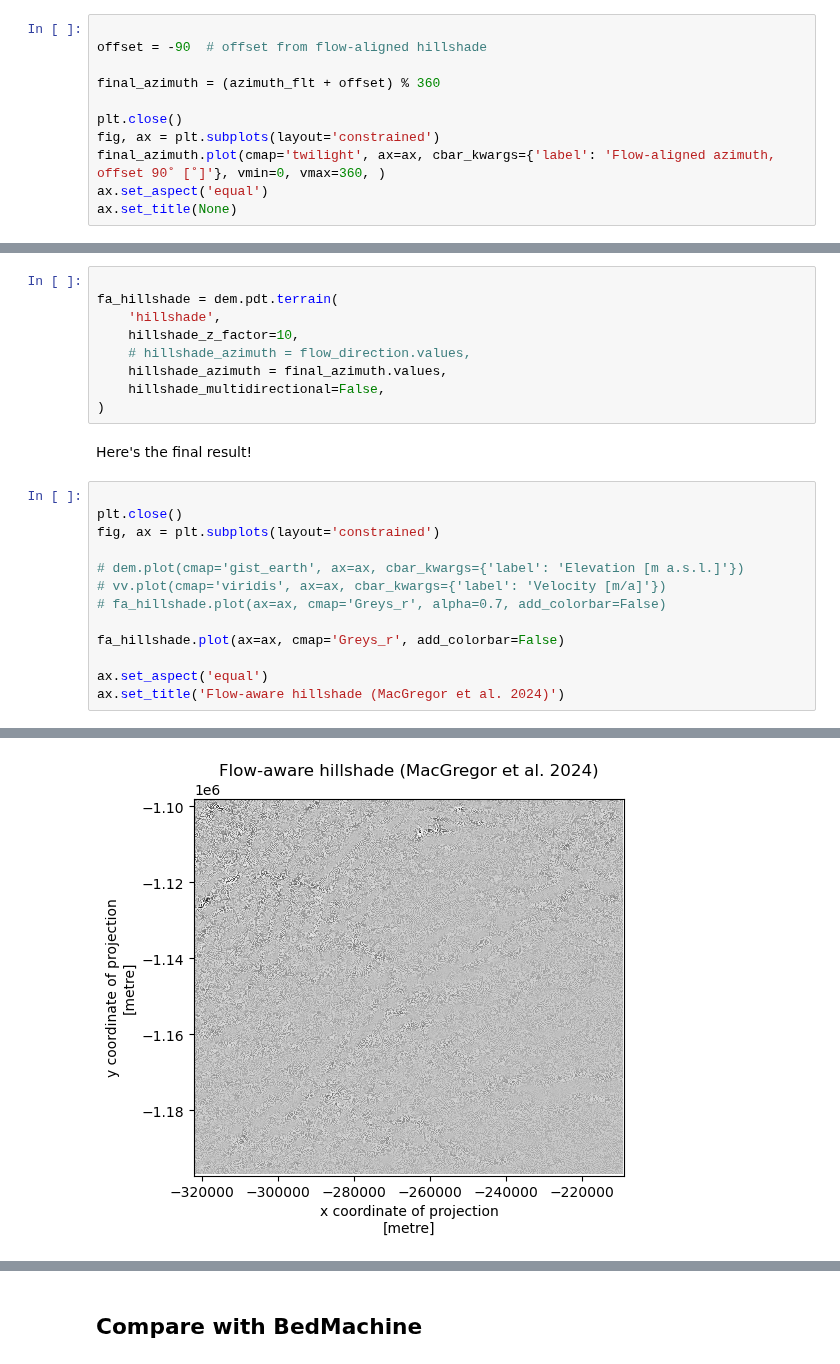
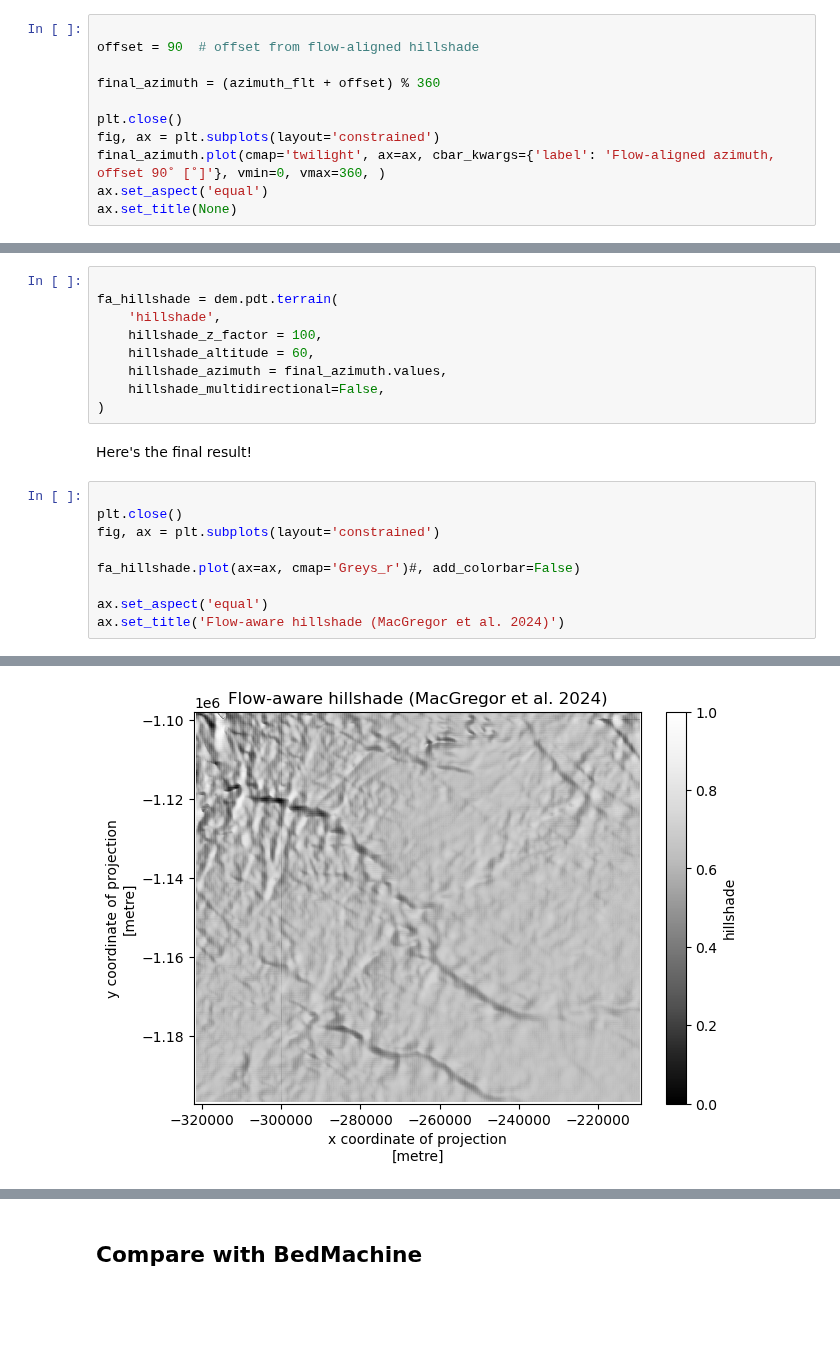
Before and after one commit to trchudley/pdemtools, a Jupyter notebook: notebooks/flow_aware_hillshade.ipynb, the cells around one changed output, grey strips where cells are left out. Drawn from its saved outputs; the diff is of its cells as text; blank space fills up the shorter version.

Commit message:
adapt terrain scripts for flow-aligned hillshade

```diff
--- a/notebooks/flow_aware_hillshade.ipynb
+++ b/notebooks/flow_aware_hillshade.ipynb
@@ -195,6 +194,6 @@ MacGregor _et al._ (2024) recommend that the illumination azimuth be 90˚ anticl
 # %%
 
-offset = -90  # offset from flow-aligned hillshade
+offset = 90  # offset from flow-aligned hillshade
 
 final_azimuth = (azimuth_flt + offset) % 360
 
@@ -212,8 +211,8 @@ We can now run the `pdemtools` hillshade function, but instead of inputting a si
 
 fa_hillshade = dem.pdt.terrain(
     'hillshade',
-    hillshade_z_factor=10,
-    # hillshade_azimuth = flow_direction.values,
+    hillshade_z_factor = 100,
+    hillshade_altitude = 60,
     hillshade_azimuth = final_azimuth.values,
     hillshade_multidirectional=False,
 )
@@ -222,16 +221,12 @@ Here's the final result!
 # %%
 
 plt.close()
 fig, ax = plt.subplots(layout='constrained')
 
-# dem.plot(cmap='gist_earth', ax=ax, cbar_kwargs={'label': 'Elevation [m a.s.l.]'})
-# vv.plot(cmap='viridis', ax=ax, cbar_kwargs={'label': 'Velocity [m/a]'})
-# fa_hillshade.plot(ax=ax, cmap='Greys_r', alpha=0.7, add_colorbar=False)
-
-fa_hillshade.plot(ax=ax, cmap='Greys_r', add_colorbar=False)
+fa_hillshade.plot(ax=ax, cmap='Greys_r')#, add_colorbar=False)
 
 ax.set_aspect('equal')
 ax.set_title('Flow-aware hillshade (MacGregor et al. 2024)')
 # %% [output]
 Text(0.5, 1.0, 'Flow-aware hillshade (MacGregor et al. 2024)')
-[figure, old version]
+[figure, new version]
```
Also changed, not shown: parts of 15 cells of this notebook, 2 other files.
